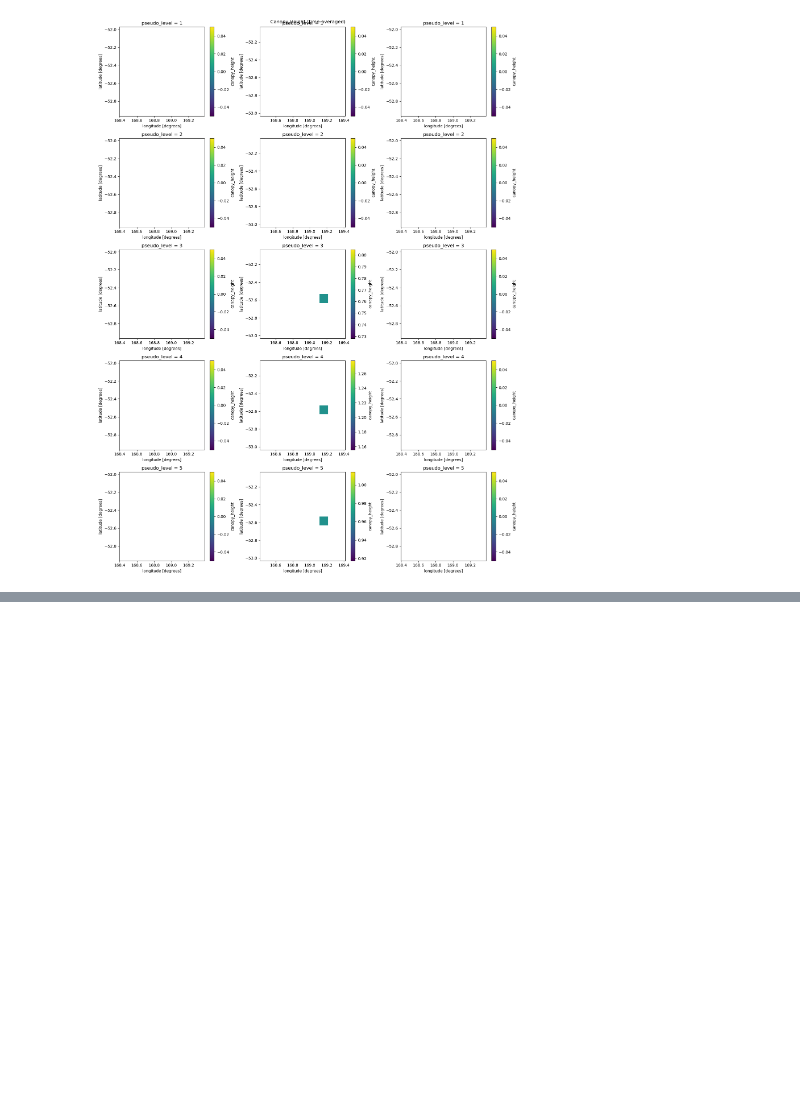
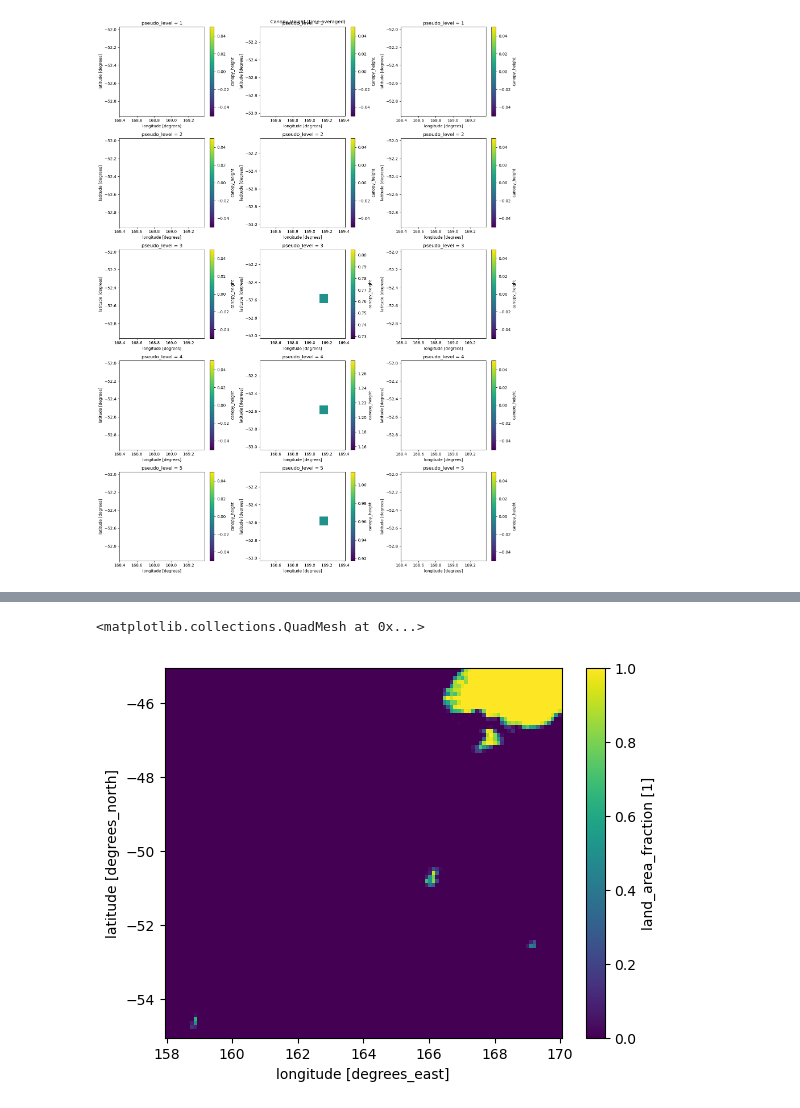
Before and after one commit to 21centuryweather/UM_configuration_tools, a Jupyter notebook: Check_BARRAr2_ancillaries.ipynb, the cells around one changed output, grey strips where cells are left out. Drawn from its saved outputs; the diff is of its cells as text; code cells hidden in the pictures; blank space fills up the shorter version.

```diff
--- a/Check_BARRAr2_ancillaries.ipynb
+++ b/Check_BARRAr2_ancillaries.ipynb
@@ -345,0 +380,8 @@ plt.tight_layout()
+# %%
+# The merged data has no canopy height at Campbell Island and only three levels for Macquarie
+# Is Campbell Island in the land sea mask?
+orig_lsm.land_area_fraction.sel(latitude=slice(-55,-45),
+                             longitude=slice(158,170)).plot()
+# %% [output]
+<matplotlib.collections.QuadMesh at 0x...>
+[figure, added]
```
Also changed, not shown: parts of 2 cells of this notebook.
